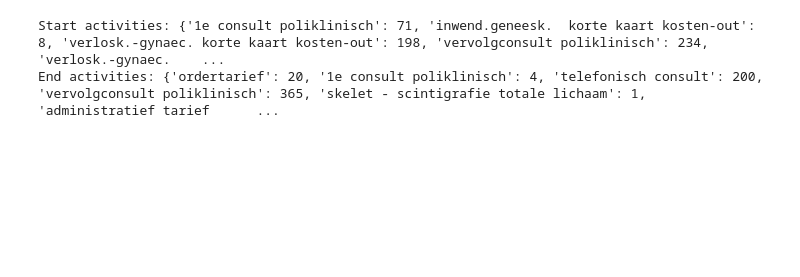
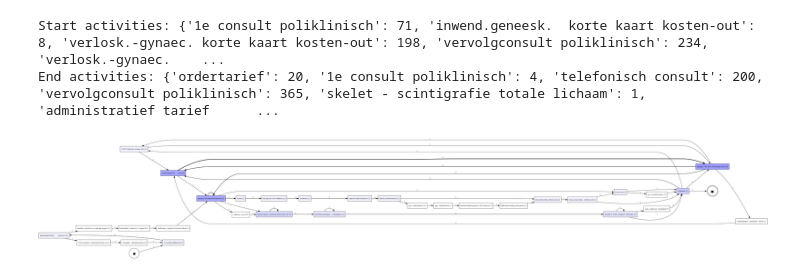
Before and after one commit to GeorgeAntono/Predictive_Process_Mining, a Jupyter notebook: data_exploration.ipynb, the cells around one changed output. Drawn from its saved outputs; the diff is of its cells as text; code cells hidden in the pictures; blank space fills up the shorter version.

Commit message:
add label functions

```diff
--- a/data_exploration.ipynb
+++ b/data_exploration.ipynb
@@ -13,6 +15,17 @@ event_log = import_xes("data/Hospital_log.xes.gz")
 # %% [output]
 Start activities: {'1e consult poliklinisch': 71, 'inwend.geneesk.  korte kaart kosten-out': 8, 'verlosk.-gynaec. korte kaart kosten-out': 198, 'vervolgconsult poliklinisch': 234, 'verlosk.-gynaec.    ...
 End activities: {'ordertarief': 20, '1e consult poliklinisch': 4, 'telefonisch consult': 200, 'vervolgconsult poliklinisch': 365, 'skelet - scintigrafie totale lichaam': 1, 'administratief tarief      ...
+# %%
+# add label to event log using label function 1
+event_log = label_event_log(event_log, label_function_1, column_name="Deviant")
 # %%
-dfg,start_active,end_active = pm4py.discover_dfg(event_log)
-pm4py.view_dfg(dfg, start_activities=start_active, end_activities=end_active)
+# visualize the process map of a single case
+single_case = event_log[event_log['case:concept:name'] == '00000000'].copy()
+
+def view_dfg(event_log):
+    dfg, start_active, end_active = pm4py.discover_dfg(event_log)
+    pm4py.view_dfg(dfg, start_activities=start_active, end_activities=end_active)
+
+view_dfg(single_case)
+# %% [output]
+[figure, added]
```
Also changed, not shown: parts of 1 cell of this notebook, 2 other files.
